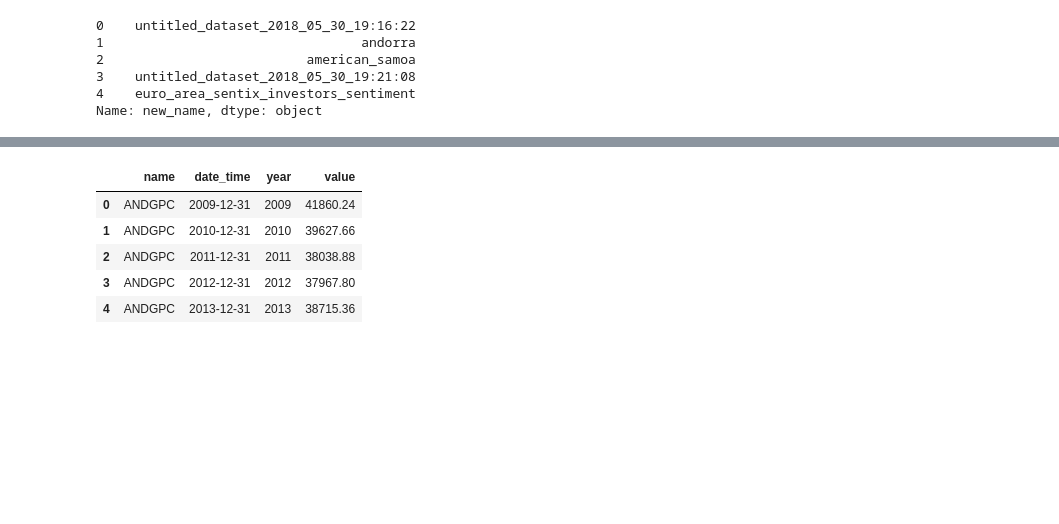
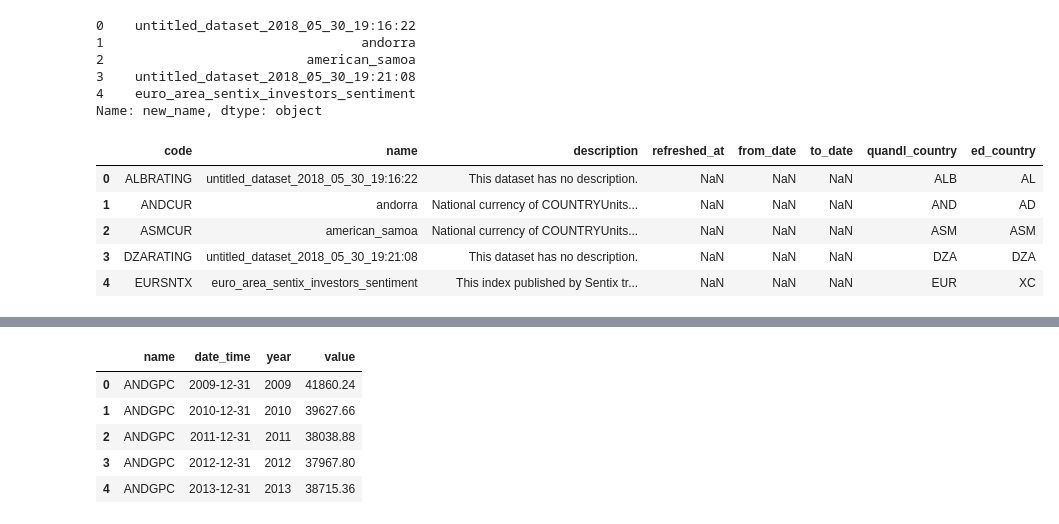
Before and after one commit to Gasta88/les-etl-pipeline, a Jupyter notebook: experiments/macro_econo_experiments.ipynb, the cells around one changed output, grey strips where cells are left out. Drawn from its saved outputs; the diff is of its cells as text; code cells hidden in the pictures; blank space fills up the shorter version.

```diff
--- a/experiments/macro_econo_experiments.ipynb
+++ b/experiments/macro_econo_experiments.ipynb
@@ -57,3 +58,90 @@ manifest_df["new_name"].head()
 3    untitled_dataset_2018_05_30_19:21:08
 4    euro_area_sentix_investors_sentiment
 Name: new_name, dtype: object
+# %%
+COUNTRY_MAPPER = OrderedDict(
+    {
+        "AND": "AD",
+        "ALB": "AL",
+        "AUT": "AT",
+        "BIH": "BA",
+        "BEL": "BE",
+        "BGR": "BG",
+        "BLR": "BY",
+        "CHE": "CH",
+        "SRB": "CS",
+        "MNE": "CS",
+        "CYP": "CY",
+        "CZE": "CZ",
+        "DEU": "DE",
+        "DNK": "FO",
+        "EST": "EE",
+        "ESP": "ES",
+        "FIN": "FI",
+        "FRA": "FR",
+        "GBR": "UK",
+        "GRC": "GR",
+        "HRV": "HR",
+        "HUN": "HU",
+        "IRL": "IE",
+        "ISL": "IS",
+        "ITA": "VA",
+        "LIE": "LI",
+        "LTU": "LT",
+        "LUX": "LU",
+        "LVA": "LV",
+        "MCO": "MC",
+        "MDA": "MD",
+        "MKD": "MK",
+        "MLT": "MT",
+        "NLD": "NL",
+        "NOR": "SJ",
+        "POL": "PL",
+        "PRT": "PT",
+        "ROU": "RO",
+        "RUS": "RU",
+        "SWE": "SE",
+        "SVN": "SI",
+        "SVK": "SK",
+        "TUR": "TR",
+        "UKR": "UA",
+        "EUR": "XC",
+    }
+)
+
+manifest_df = pd.read_csv("../data/MacrodataFiles11Oct2022/SGE_TradingEconomics_Metadata.csv")
+
+def prepare_manifest(manifest_df):
+    """
+    Create a nice CSV file where there is the mapping between QUANDL code and its description.
+
+    :param manifest_df: raw manifest data associated to QUANDL data.
+    :return df: final dataframe to be stored.
+    """
+    char_to_replace = {
+        "-": "_",
+        " ": "_",
+        "(": "",
+        ")": "",
+    }
+    manifest_df["name"] = manifest_df["name"].apply(
+        lambda x: unicodedata.normalize("NFKD", x)
+        .lower()
+        .replace(" - ", "-")
+        .replace(" -", "")
+        .translate(str.maketrans(char_to_replace))
+    )
+    manifest_df["quandl_country"] = manifest_df["code"].str[:3]
+    manifest_df["ed_country"] = manifest_df["code"].str[:3]
+    manifest_df.replace({"ed_country": COUNTRY_MAPPER}, inplace=True)
+    return manifest_df
+
+new_df = prepare_manifest(manifest_df)
+new_df.head()
+# %% [output]
+|  | code | name | description | refreshed_at | from_date | to_date | quandl_country | ed_country |
+| 0 | ALBRATING | untitled_dataset_2018_05_30_19:16:22 | This dataset has no description. | NaN | NaN | NaN | ALB | AL |
+| 1 | ANDCUR | andorra | National currency of COUNTRYUnits... | NaN | NaN | NaN | AND | AD |
+| 2 | ASMCUR | american_samoa | National currency of COUNTRYUnits... | NaN | NaN | NaN | ASM | ASM |
+| 3 | DZARATING | untitled_dataset_2018_05_30_19:21:08 | This dataset has no description. | NaN | NaN | NaN | DZA | DZA |
+| 4 | EURSNTX | euro_area_sentix_investors_sentiment | This index published by Sentix tr... | NaN | NaN | NaN | EUR | XC |
```
Also changed, not shown: parts of 5 cells of this notebook, 6 other files.
